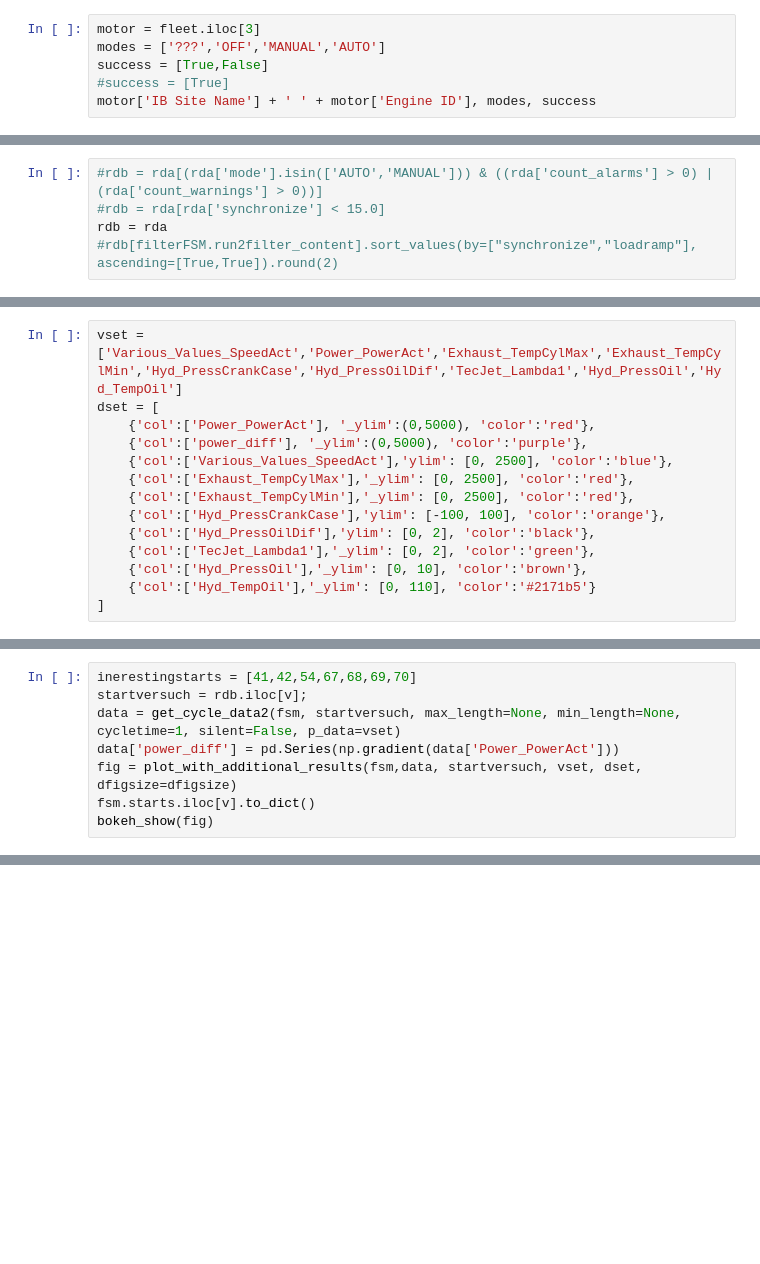
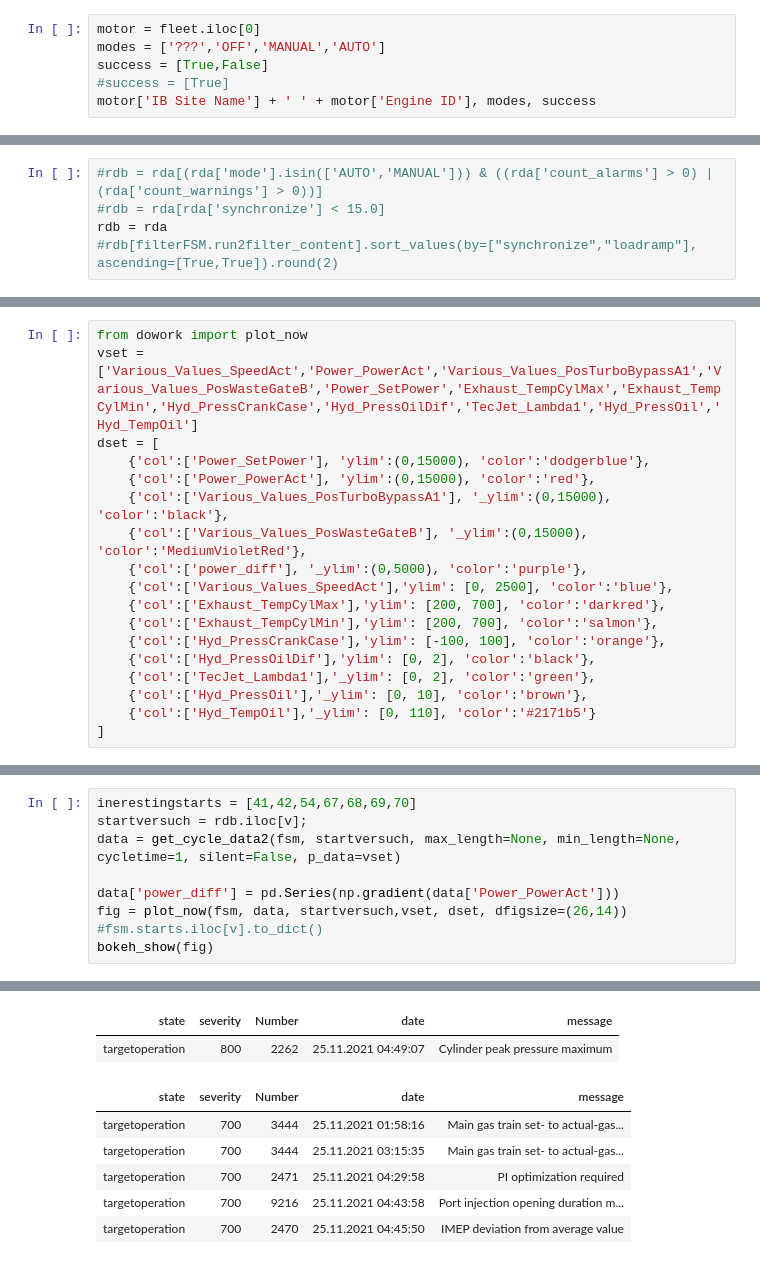
Before and after one commit to dieterch/statemachine, a Jupyter notebook: pforzheim.ipynb, the cells around one changed output, grey strips where cells are left out. Cells and saved outputs as stored; diff of their text form; blank space fills up the shorter version.

```diff
--- a/pforzheim.ipynb
+++ b/pforzheim.ipynb
@@ -29,5 +47,5 @@ fleet.T
 # %%
-motor = fleet.iloc[3]
+motor = fleet.iloc[0]
 modes = ['???','OFF','MANUAL','AUTO']
 success = [True,False]
 #success = [True]
@@ -90,11 +142,15 @@ del(fig)
 # %%
-vset = ['Various_Values_SpeedAct','Power_PowerAct','Exhaust_TempCylMax','Exhaust_TempCylMin','Hyd_PressCrankCase','Hyd_PressOilDif','TecJet_Lambda1','Hyd_PressOil','Hyd_TempOil']
+from dowork import plot_now
+vset = ['Various_Values_SpeedAct','Power_PowerAct','Various_Values_PosTurboBypassA1','Various_Values_PosWasteGateB','Power_SetPower','Exhaust_TempCylMax','Exhaust_TempCylMin','Hyd_PressCrankCase','Hyd_PressOilDif','TecJet_Lambda1','Hyd_PressOil','Hyd_TempOil']
 dset = [
-    {'col':['Power_PowerAct'], '_ylim':(0,5000), 'color':'red'},
+    {'col':['Power_SetPower'], 'ylim':(0,15000), 'color':'dodgerblue'},
+    {'col':['Power_PowerAct'], 'ylim':(0,15000), 'color':'red'},
+    {'col':['Various_Values_PosTurboBypassA1'], '_ylim':(0,15000), 'color':'black'},
+    {'col':['Various_Values_PosWasteGateB'], '_ylim':(0,15000), 'color':'MediumVioletRed'},
     {'col':['power_diff'], '_ylim':(0,5000), 'color':'purple'},
     {'col':['Various_Values_SpeedAct'],'ylim': [0, 2500], 'color':'blue'},
-    {'col':['Exhaust_TempCylMax'],'_ylim': [0, 2500], 'color':'red'},
-    {'col':['Exhaust_TempCylMin'],'_ylim': [0, 2500], 'color':'red'},
+    {'col':['Exhaust_TempCylMax'],'ylim': [200, 700], 'color':'darkred'},
+    {'col':['Exhaust_TempCylMin'],'ylim': [200, 700], 'color':'salmon'},
     {'col':['Hyd_PressCrankCase'],'ylim': [-100, 100], 'color':'orange'},
     {'col':['Hyd_PressOilDif'],'ylim': [0, 2], 'color':'black'},
     {'col':['TecJet_Lambda1'],'_ylim': [0, 2], 'color':'green'},
@@ -115,7 +187,9 @@ interact(f, x = IntSlider(0, 0, rdb.shape[0]-1 , 1, layout=widgets.Layout(width=
 inerestingstarts = [41,42,54,67,68,69,70]
 startversuch = rdb.iloc[v];
 data = get_cycle_data2(fsm, startversuch, max_length=None, min_length=None, cycletime=1, silent=False, p_data=vset)
+
 data['power_diff'] = pd.Series(np.gradient(data['Power_PowerAct']))
-fig = plot_with_additional_results(fsm,data, startversuch, vset, dset, dfigsize=dfigsize)
-fsm.starts.iloc[v].to_dict()
+fig = plot_now(fsm, data, startversuch,vset, dset, dfigsize=(26,14))
+#fsm.starts.iloc[v].to_dict()
 bokeh_show(fig)
+# %% [output]
@@ -121,0 +197,8 @@ bokeh_show(fig)
+| state | severity | Number | date | message |
+| targetoperation | 800 | 2262 | 25.11.2021 04:49:07 | Cylinder peak pressure maximum |
+| state | severity | Number | date | message |
+| targetoperation | 700 | 3444 | 25.11.2021 01:58:16 | Main gas train set- to actual-gas... |
+| targetoperation | 700 | 3444 | 25.11.2021 03:15:35 | Main gas train set- to actual-gas... |
+| targetoperation | 700 | 2471 | 25.11.2021 04:29:58 | PI optimization required |
+| targetoperation | 700 | 9216 | 25.11.2021 04:43:58 | Port injection opening duration m... |
+| targetoperation | 700 | 2470 | 25.11.2021 04:45:50 | IMEP deviation from average value |
```
Also changed, not shown: parts of 15 cells of this notebook, 6 other files.
